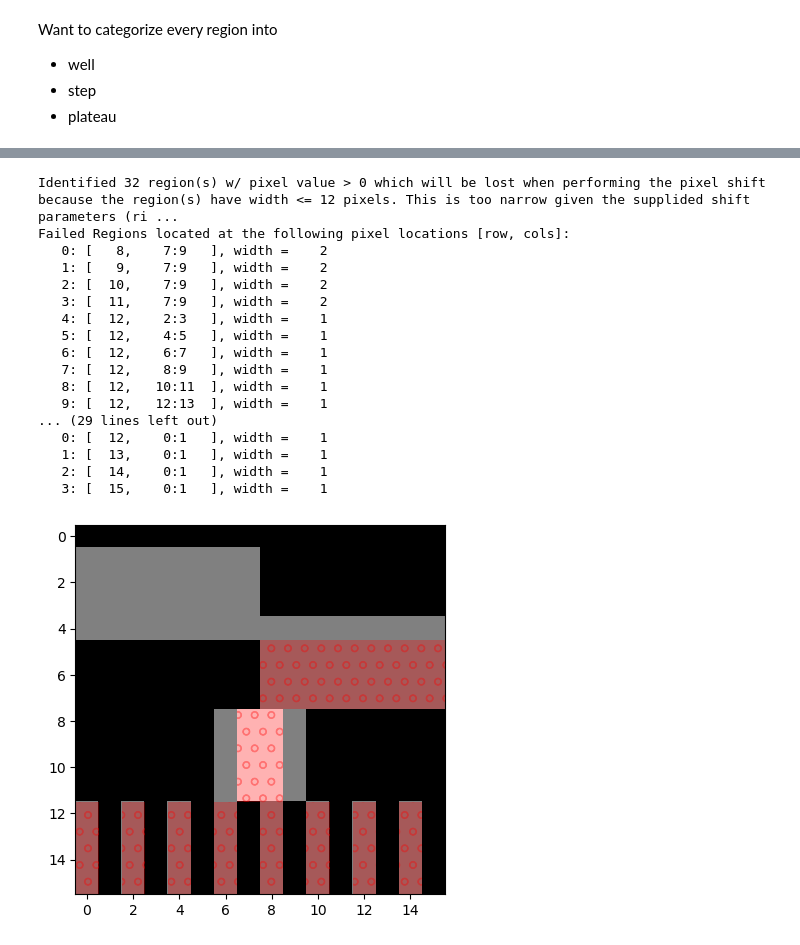
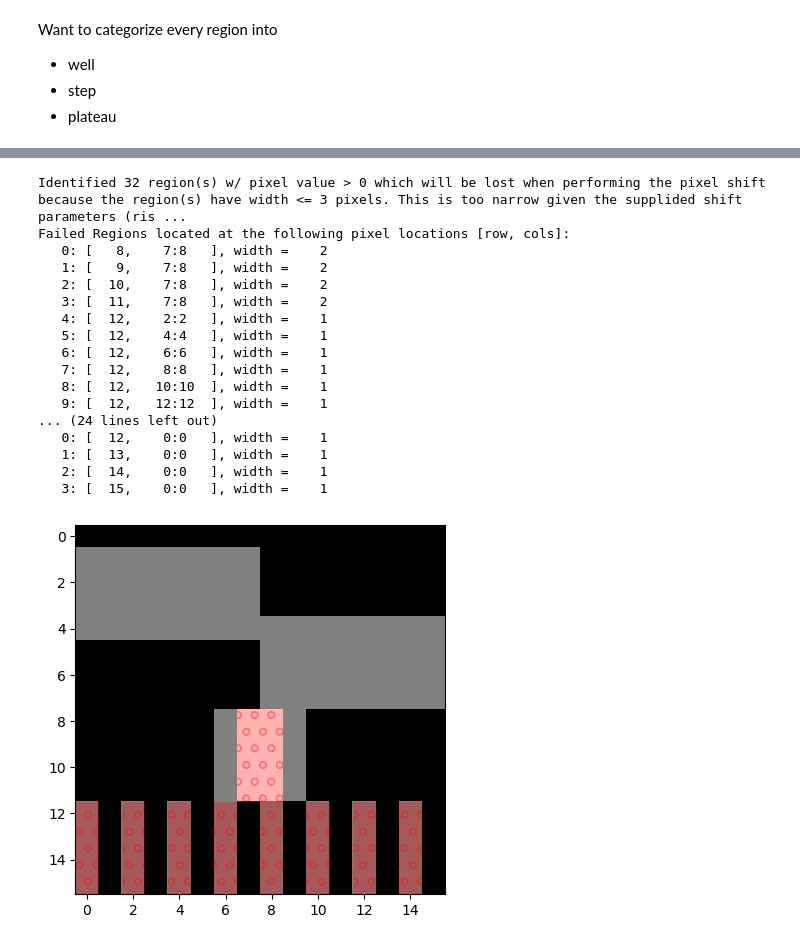
Before and after one commit to CorbanSwain/Custom-Multiphoton-Patterning, a Jupyter notebook: pixel_shift_dev.ipynb, the cells around one changed output, grey strips where cells are left out. Saved outputs shown, nothing was run; the diff lists cells and outputs as text; code cells hidden in the pictures.

```diff
--- a/pixel_shift_dev.ipynb
+++ b/pixel_shift_dev.ipynb
@@ -214,7 +250,7 @@ region_vals = np.insert(e_right_val,
 region_begin_cols = np.insert(e_right_vec,
                               post_row_break_locs,
                               0)
-region_end_cols = region_begin_cols + region_widths
+region_end_cols = region_begin_cols + region_widths - 1
 region_rows = np.insert(e_row_vec,
                         post_row_break_locs,
                         post_row_break_rows)
@@ -317,6 +336,6 @@ is_well, is_plateau, is_step
 [figure]
 # %%
-rising_shift = +10
+rising_shift = 1
 falling_shift = -2
 
 safe_center_plateau_width = rising_shift - falling_shift
@@ -350,47 +369,47 @@ for safe_w, mask, msg in checks:
           f' shift parameters (rising_edge_shift={rising_shift},'
           f' falling_edge_shift={falling_shift}). Note that adjacent pixel'
           f' regions may be lost or clipped as well.')
     print('Failed Regions located at the following pixel locations [row, cols]:')
     fail_col_begin = region_begin_cols[mask][failed_regions]
     fail_col_end = region_end_cols[mask][failed_regions]
     fail_row = region_rows[mask][failed_regions]
     fail_width = region_widths[mask][failed_regions]
     [print(f'{i:4d}: [{r:4d}, {stt:4d}:{stp:<4d}], width = {w:4d}')
      for i, (r, stt, stp, w) in
      enumerate(zip(fail_row.tolist(),
                    fail_col_begin.tolist(),
                    fail_col_end.tolist(),
                    fail_width.tolist()))]
 
     highlights = [mpl.patches.Rectangle((stt-0.5, r-0.5), w, 1)
                   for stt, r, w in zip(fail_col_begin.tolist(),
                                        fail_row.tolist(),
                                        fail_width.tolist())]
     hlpc = mpl.collections.PatchCollection(highlights,
                                            facecolor='r',
                                            alpha=0.3,
                                            lw=0,
                                            edgecolor='r',
                                            hatch='o')
 
     ax = plt.gca()
     ax.add_collection(hlpc)
 # %% [output]
-Identified 32 region(s) w/ pixel value > 0 which will be lost when performing the pixel shift because the region(s) have width <= 12 pixels. This is too narrow given the supplided shift parameters (ri ...
+Identified 32 region(s) w/ pixel value > 0 which will be lost when performing the pixel shift because the region(s) have width <= 3 pixels. This is too narrow given the supplided shift parameters (ris ...
 Failed Regions located at the following pixel locations [row, cols]:
-   0: [   8,    7:9   ], width =    2
-   1: [   9,    7:9   ], width =    2
-   2: [  10,    7:9   ], width =    2
-   3: [  11,    7:9   ], width =    2
-   4: [  12,    2:3   ], width =    1
-   5: [  12,    4:5   ], width =    1
-   6: [  12,    6:7   ], width =    1
-   7: [  12,    8:9   ], width =    1
-   8: [  12,   10:11  ], width =    1
-   9: [  12,   12:13  ], width =    1
-... (29 lines left out)
-   0: [  12,    0:1   ], width =    1
-   1: [  13,    0:1   ], width =    1
-   2: [  14,    0:1   ], width =    1
-   3: [  15,    0:1   ], width =    1
+   0: [   8,    7:8   ], width =    2
+   1: [   9,    7:8   ], width =    2
+   2: [  10,    7:8   ], width =    2
+   3: [  11,    7:8   ], width =    2
+   4: [  12,    2:2   ], width =    1
+   5: [  12,    4:4   ], width =    1
+   6: [  12,    6:6   ], width =    1
+   7: [  12,    8:8   ], width =    1
+   8: [  12,   10:10  ], width =    1
+   9: [  12,   12:12  ], width =    1
+... (24 lines left out)
+   0: [  12,    0:0   ], width =    1
+   1: [  13,    0:0   ], width =    1
+   2: [  14,    0:0   ], width =    1
+   3: [  15,    0:0   ], width =    1
-[figure, old version]
+[figure, new version]
```
Also changed, not shown: parts of 17 cells of this notebook, 2 other files.
